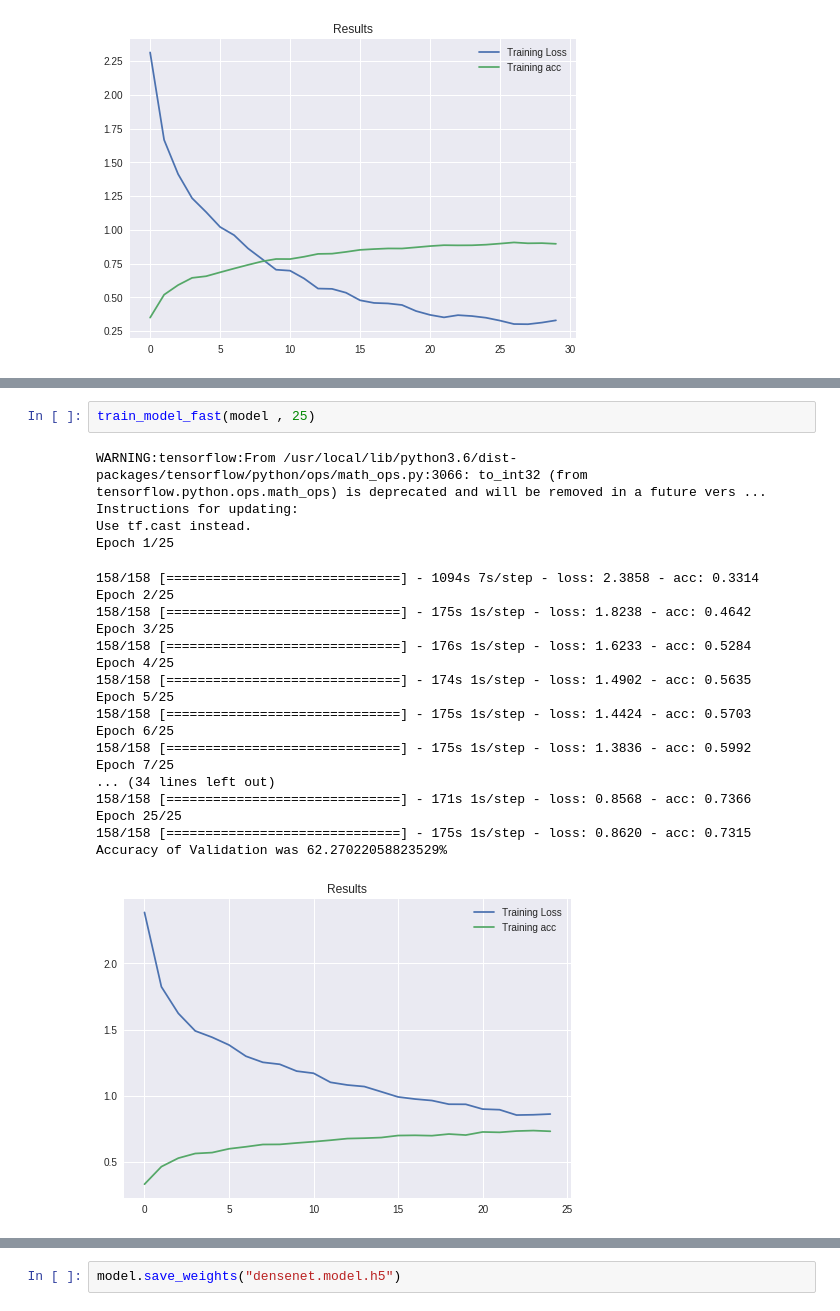
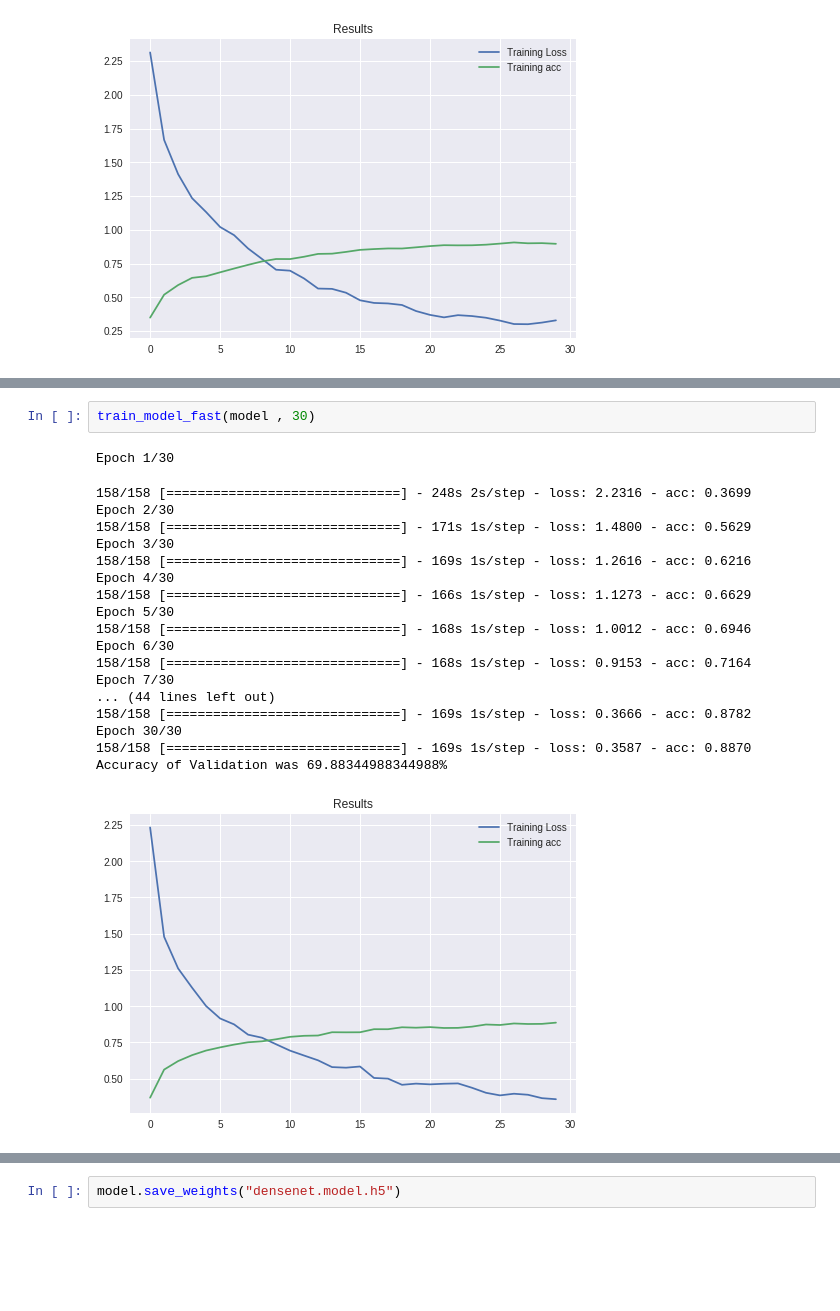
Before and after one commit to Younes-Charfaoui/Picnic-Hackathon, a Jupyter notebook: Picnic_Hackathon.ipynb, the cells around one changed output, grey strips where cells are left out. Saved outputs shown, nothing was run; the diff lists cells and outputs as text; blank space fills up the shorter version.

```diff
--- a/Picnic_Hackathon.ipynb
+++ b/Picnic_Hackathon.ipynb
@@ -532,25 +548,22 @@ model = make_model('densenet169', freeze = True)
 # %%
-train_model_fast(model , 25)
+train_model_fast(model , 30)
 # %% [output]
-WARNING:tensorflow:From /usr/local/lib/python3.6/dist-packages/tensorflow/python/ops/math_ops.py:3066: to_int32 (from tensorflow.python.ops.math_ops) is deprecated and will be removed in a future vers ...
-Instructions for updating:
-Use tf.cast instead.
-Epoch 1/25
+Epoch 1/30
-158/158 [==============================] - 1094s 7s/step - loss: 2.3858 - acc: 0.3314
-Epoch 2/25
-158/158 [==============================] - 175s 1s/step - loss: 1.8238 - acc: 0.4642
-Epoch 3/25
-158/158 [==============================] - 176s 1s/step - loss: 1.6233 - acc: 0.5284
-Epoch 4/25
-158/158 [==============================] - 174s 1s/step - loss: 1.4902 - acc: 0.5635
-Epoch 5/25
-158/158 [==============================] - 175s 1s/step - loss: 1.4424 - acc: 0.5703
-Epoch 6/25
-158/158 [==============================] - 175s 1s/step - loss: 1.3836 - acc: 0.5992
-Epoch 7/25
-... (34 lines left out)
-158/158 [==============================] - 171s 1s/step - loss: 0.8568 - acc: 0.7366
-Epoch 25/25
-158/158 [==============================] - 175s 1s/step - loss: 0.8620 - acc: 0.7315
-Accuracy of Validation was 62.27022058823529%
+158/158 [==============================] - 248s 2s/step - loss: 2.2316 - acc: 0.3699
+Epoch 2/30
+158/158 [==============================] - 171s 1s/step - loss: 1.4800 - acc: 0.5629
+Epoch 3/30
+158/158 [==============================] - 169s 1s/step - loss: 1.2616 - acc: 0.6216
+Epoch 4/30
+158/158 [==============================] - 166s 1s/step - loss: 1.1273 - acc: 0.6629
+Epoch 5/30
+158/158 [==============================] - 168s 1s/step - loss: 1.0012 - acc: 0.6946
+Epoch 6/30
+158/158 [==============================] - 168s 1s/step - loss: 0.9153 - acc: 0.7164
+Epoch 7/30
+... (44 lines left out)
+158/158 [==============================] - 169s 1s/step - loss: 0.3666 - acc: 0.8782
+Epoch 30/30
+158/158 [==============================] - 169s 1s/step - loss: 0.3587 - acc: 0.8870
+Accuracy of Validation was 69.88344988344988%
-[figure, old version]
+[figure, new version]
```
Also changed, not shown: parts of 11 cells of this notebook.
